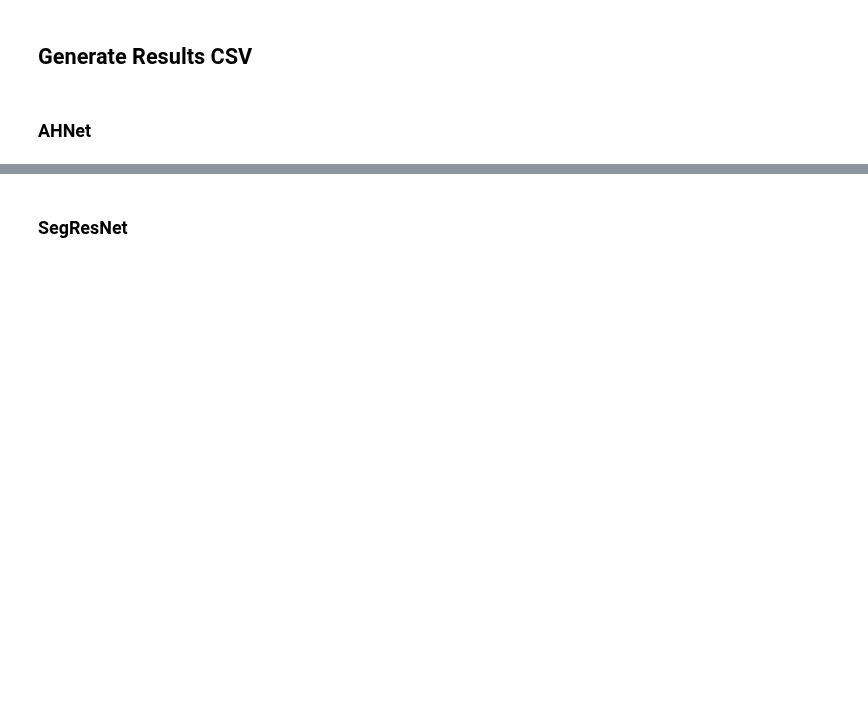
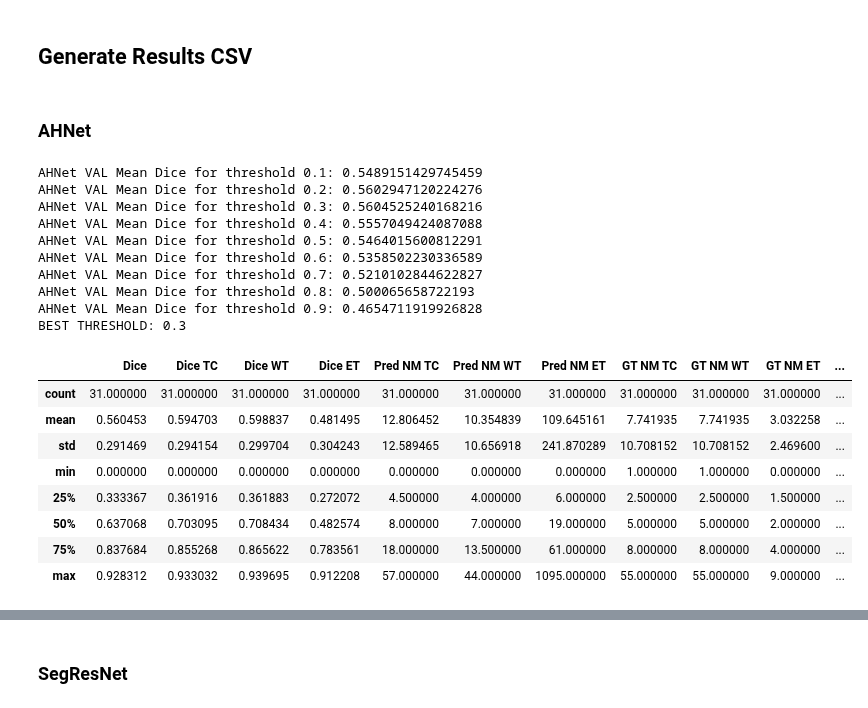
Before and after one commit to NachoGV/Semantic-Segmentation-of-Brain-Metastases-in-MRI-Scans, a Jupyter notebook: utils/results_generator.ipynb, the cells around one changed output, grey strips where cells are left out. Cells and saved outputs as stored; diff of their text form; code cells hidden in the pictures; blank space fills up the shorter version.

```diff
--- a/utils/results_generator.ipynb
+++ b/utils/results_generator.ipynb
@@ -96,4 +96,40 @@ test_df.head()
 ## Generate Results CSV
 # %% [markdown]
 ### AHNet
+# %%
+best_mean = 0
+best_threshold = 0
+df = None
+for threshold in [0.1, 0.2, 0.3, 0.4, 0.5, 0.6, 0.7, 0.8, 0.9]:
+    # VAL AHNet
+    ahnet_df = calculate_metrics('AHNet', val_df, threshold)
+    mean = ahnet_df['Dice'].mean()
+    print(f'AHNet VAL Mean Dice for threshold {threshold}: {mean}')
+    if mean > best_mean:
+        best_mean = mean
+        best_threshold = threshold
+        df = ahnet_df
+print(f'BEST THRESHOLD: {best_threshold}')
+df.to_csv('../outputs/AHNet/val_scores.csv', index=False)
+df.describe()
+# %% [output]
+AHNet VAL Mean Dice for threshold 0.1: 0.5489151429745459
+AHNet VAL Mean Dice for threshold 0.2: 0.5602947120224276
+AHNet VAL Mean Dice for threshold 0.3: 0.5604525240168216
+AHNet VAL Mean Dice for threshold 0.4: 0.5557049424087088
+AHNet VAL Mean Dice for threshold 0.5: 0.5464015600812291
+AHNet VAL Mean Dice for threshold 0.6: 0.5358502230336589
+AHNet VAL Mean Dice for threshold 0.7: 0.5210102844622827
+AHNet VAL Mean Dice for threshold 0.8: 0.500065658722193
+AHNet VAL Mean Dice for threshold 0.9: 0.4654711919926828
+BEST THRESHOLD: 0.3
+|  | Dice | Dice TC | Dice WT | Dice ET | Pred NM TC | Pred NM WT | Pred NM ET | GT NM TC | GT NM WT | GT NM ET | ... |
+| count | 31.000000 | 31.000000 | 31.000000 | 31.000000 | 31.000000 | 31.000000 | 31.000000 | 31.000000 | 31.000000 | 31.000000 | ... |
+| mean | 0.560453 | 0.594703 | 0.598837 | 0.481495 | 12.806452 | 10.354839 | 109.645161 | 7.741935 | 7.741935 | 3.032258 | ... |
+| std | 0.291469 | 0.294154 | 0.299704 | 0.304243 | 12.589465 | 10.656918 | 241.870289 | 10.708152 | 10.708152 | 2.469600 | ... |
+| min | 0.000000 | 0.000000 | 0.000000 | 0.000000 | 0.000000 | 0.000000 | 0.000000 | 1.000000 | 1.000000 | 0.000000 | ... |
+| 25% | 0.333367 | 0.361916 | 0.361883 | 0.272072 | 4.500000 | 4.000000 | 6.000000 | 2.500000 | 2.500000 | 1.500000 | ... |
+| 50% | 0.637068 | 0.703095 | 0.708434 | 0.482574 | 8.000000 | 7.000000 | 19.000000 | 5.000000 | 5.000000 | 2.000000 | ... |
+| 75% | 0.837684 | 0.855268 | 0.865622 | 0.783561 | 18.000000 | 13.500000 | 61.000000 | 8.000000 | 8.000000 | 4.000000 | ... |
+| max | 0.928312 | 0.933032 | 0.939695 | 0.912208 | 57.000000 | 44.000000 | 1095.000000 | 55.000000 | 55.000000 | 9.000000 | ... |
 # %%
```
Also changed, not shown: parts of 13 cells of this notebook, 21 other files.
